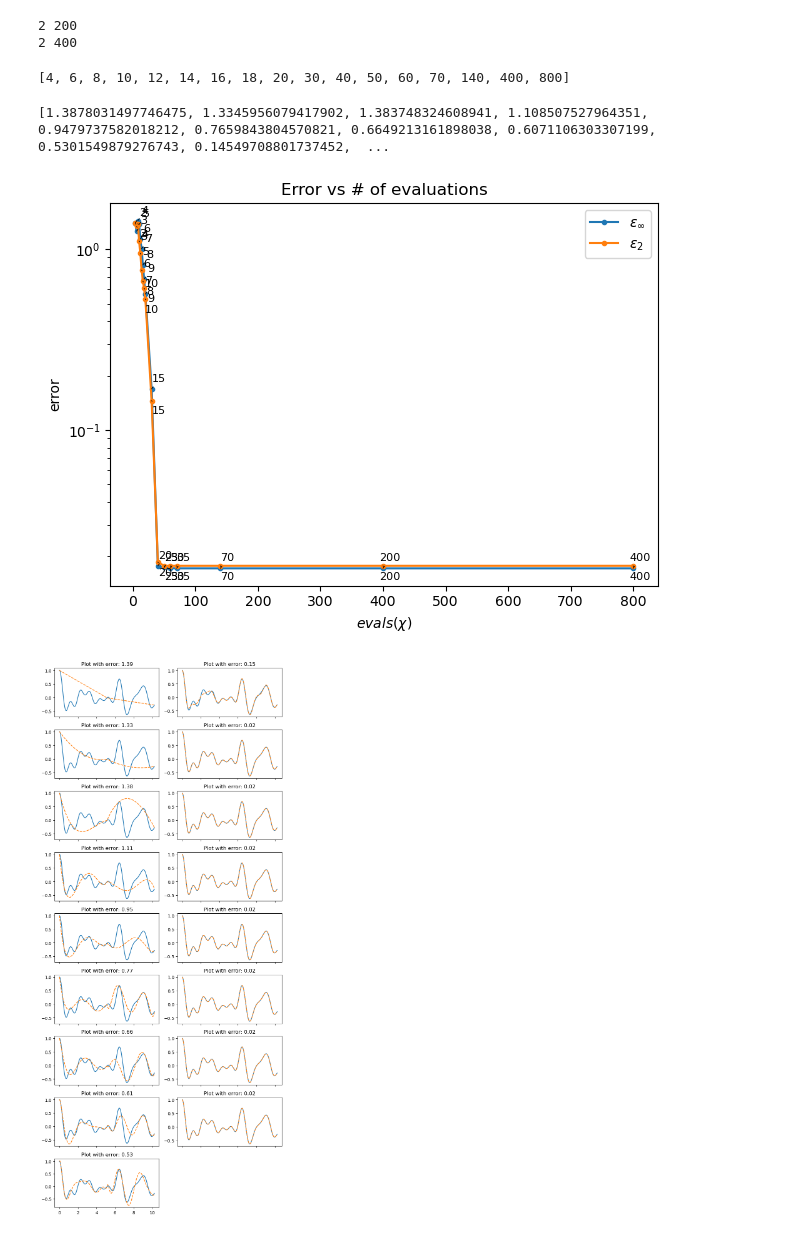
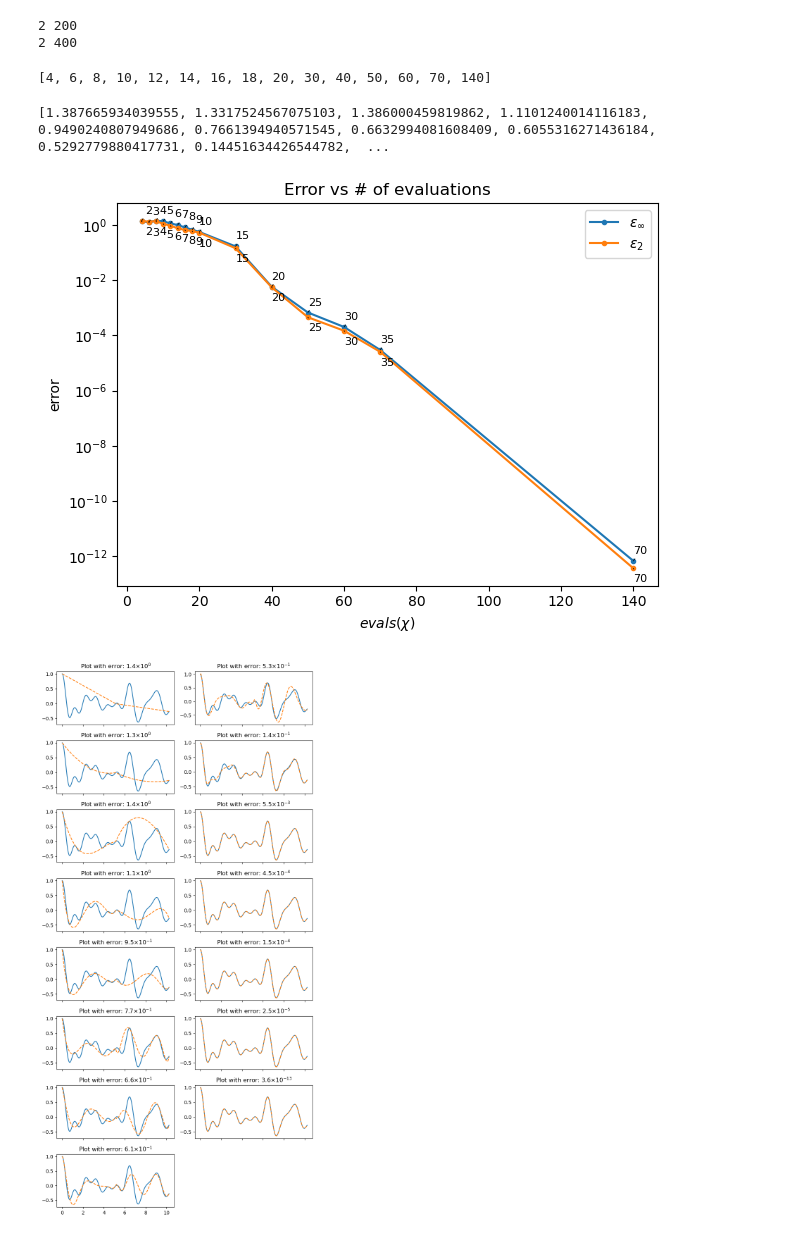
Before and after one commit to gconcheri/Student-Research-Job, a Jupyter notebook: Correlation_function/Correlation_function_Chebyshev.ipynb, the cells around one changed output. Drawn from its saved outputs; the diff is of its cells as text; code cells hidden in the pictures.

```diff
--- a/Correlation_function/Correlation_function_Chebyshev.ipynb
+++ b/Correlation_function/Correlation_function_Chebyshev.ipynb
@@ -99,7 +99,7 @@ Excited state energy: -19.529530591449653
 def Cs_chebyshev(t_matrix, psi = psi):
     a,b = t_matrix.shape
     print(a, b)
-    t = t_matrix.reshape(-1)*(N-1)*dt
+    t = t_matrix.reshape(-1)*N*dt
     psis = np.zeros((a*b,psi.shape[0]), dtype=np.complex128)
     for i,tt in enumerate(t):
         psis[i,:] = expm_multiply(-1j * H * tt, psi)
@@ -138,7 +138,7 @@ As, _, _, _, _ = Cbs.Chebyshev_interpolation(Cs_chebyshev, # function to be inte
 # also plot points on which the function was evaluated
 Cheb_xs = 0.5 * np.sort(np.arange(2)[:, None] + Cbs.c_a_N(np.arange(chi), chi-1)[None, :])
 Cheb_vals = Cs_chebyshev(Cheb_xs)
-Cheb_xs *= (N-1)*dt
+Cheb_xs *= N*dt
 
 # contract MPS to reconstruct interpolated function
 func_interp = Cbs.interpolate_singlesite(As)
@@ -157,6 +157,7 @@ axs[1].plot(xs, func_vals.imag, label='Imaginary part (exact)')
 axs[1].plot(xs, func_interp.imag, '--', label='Real part (interp.)')
 axs[1].plot(Cheb_xs, Cheb_vals.imag, 'x', ms=4, color='0.3')
 axs[1].legend()
+fig.suptitle("Theoretical vs Interpolated Cs (Chebyshev Version 1)")
 
 plt.tight_layout()
 plt.show()
@@ -222,7 +223,7 @@ for chi in chi_list[-2:]:
 print(evals)
 #print(func_interp_list)
 # %% [output]
-[4, 6, 8, 10, 12, 14, 16, 18, 20, 30, 40, 50, 60, 70, 140, 400, 800]
+[4, 6, 8, 10, 12, 14, 16, 18, 20, 30, 40, 50, 60, 70, 140]
 # %%
 if 'err_max' in locals() or 'err_max' in globals():
     np.save("err_max", err_max)
@@ -236,7 +237,7 @@ else:
 # %%
 print(err_2)
 # %% [output]
-[1.3878031497746475, 1.3345956079417902, 1.383748324608941, 1.108507527964351, 0.9479737582018212, 0.7659843804570821, 0.6649213161898038, 0.6071106303307199, 0.5301549879276743, 0.14549708801737452,  ...
+[1.387665934039555, 1.3317524567075103, 1.386000459819862, 1.1101240014116183, 0.9490240807949686, 0.7661394940571545, 0.6632994081608409, 0.6055316271436184, 0.5292779880417731, 0.14451634426544782,  ...
 # %%
 plt.plot(np.array(evals), np.array(err_max), ".-", label = r"$\epsilon_\infty$")
 plt.plot(np.array(evals), np.array(err_2), ".-", label = r"$\epsilon_2$")
@@ -264,27 +265,32 @@ plt.title("Error vs # of evaluations")
 plt.tight_layout()
 plt.show()
 # %% [output]
-[figure, old version]
+[figure, new version]
 # %%
 # Determine the number of rows and columns
 n_plots = len(func_interp_list)
 ncols = 2
 nrows = (n_plots + 1) // 2  # Ensure enough rows for all plots
 
 # Create subplots with a grid layout
 fig, axs = plt.subplots(nrows=nrows, ncols=ncols, figsize=(8, 2 * nrows), sharex=True)
 
 # Flatten `axs` for easier indexing (handles both 2D and 1D cases)
 axs = np.array(axs).T.flatten()
 
 for i,element in enumerate(func_interp_list):
-    axs[i].plot(xs, func_vals, '-')
-    axs[i].plot(xs, element, '--')
-    axs[i].set_title(f"Plot with error: {err_2[i]:.2f}")
+    axs[i].plot(xs, np.real(func_vals), '-')
+    axs[i].plot(xs, np.real(element), '--')
+    #axs[i].plot(xs, np.imag(func_vals), '-')
+    #axs[i].plot(xs, np.imag(element), '--')
+    exponent = int(np.floor(np.log10(err_2[i])))  # Get the exponent
+    mantissa = err_2[i] / (10 ** exponent)  # Get the mantissa
+    #axs[i].set_title(f"Plot with error: {err_2[i]:.2e}")
+    axs[i].set_title(f"Plot with error: {mantissa:.1f}×10$^{{{exponent}}}$")
 
 for j in range(len(func_interp_list), len(axs)):
     fig.delaxes(axs[j])  # Remove empty subplot
 
 fig.tight_layout()
 # %% [output]
-[figure, old version]
+[figure, new version]
```
Also changed, not shown: parts of 6 cells of this notebook, 14 other files.
